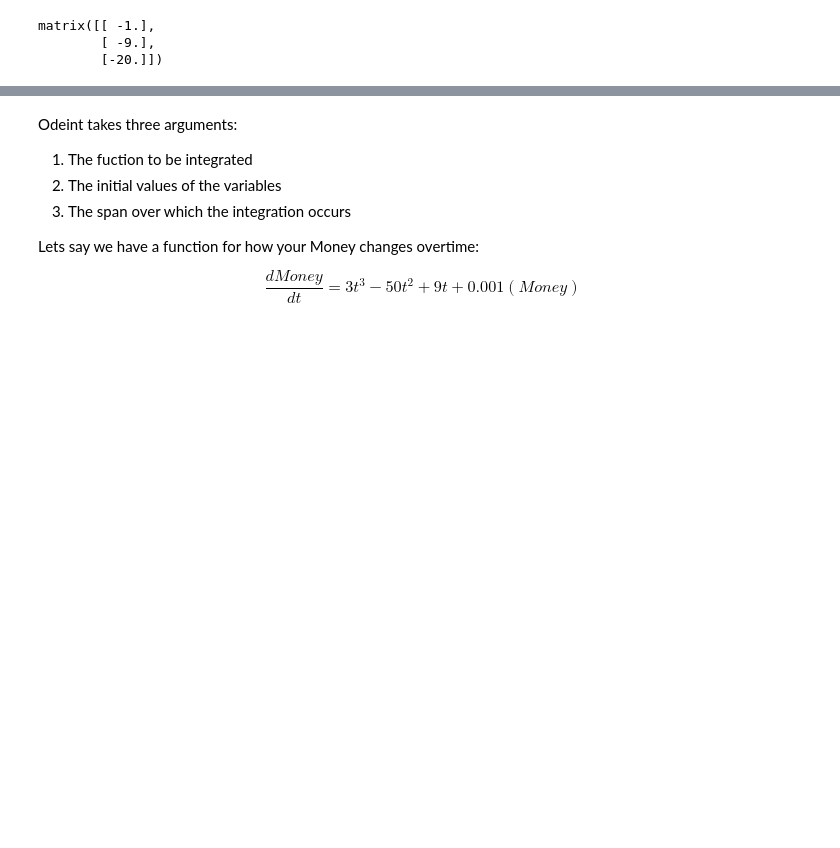
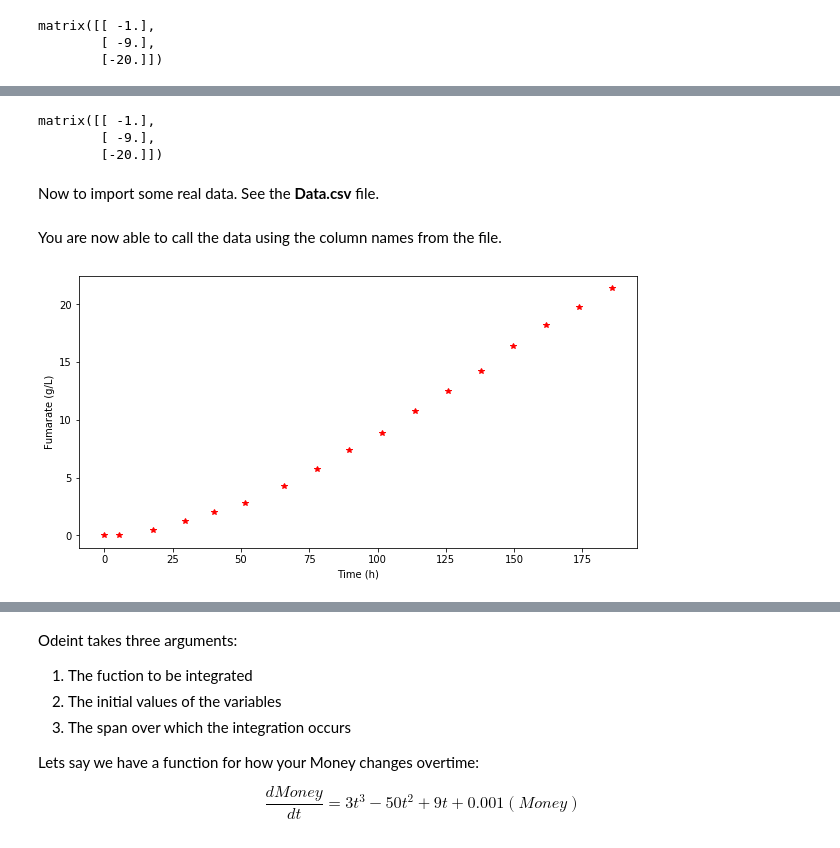
Before and after one commit to willienicol/Biochemical-engineering-notes, a Jupyter notebook: 2 Basic biochemistry/Chapter 2.2.ipynb, the cells around one changed output, grey strips where cells are left out. Drawn from its saved outputs; the diff is of its cells as text; code cells hidden in the pictures; blank space fills up the shorter version.

```diff
--- a/2 Basic biochemistry/Chapter 2.2.ipynb
+++ b/2 Basic biochemistry/Chapter 2.2.ipynb
@@ -225,0 +283,21 @@ matrix([[ -1.],
+# %%
+x = np.linalg.solve(A,b)
+x
+# %% [output]
+matrix([[ -1.],
+        [ -9.],
+        [-20.]])
+# %% [markdown]
+Now to import some real data. See the **Data.csv** file.
+# %%
+data = pandas.read_csv('Data.csv',sep = ';') # Depending on the csv the separator could be "," or ";"
+# %% [markdown]
+You are now able to call the data using the column names from the file.
+# %%
+plt.figure(figsize=(10,5)) # With figsize you are able to adjust the size of the figures
+plt.plot(data["Time"],data["Fumarate"],'*r')
+plt.xlabel("Time (h)")
+plt.ylabel("Fumarate (g/L)")
+plt.show()
+# %% [output]
+[figure, added]
```
Also changed, not shown: parts of 64 cells of this notebook, 6 other files.
